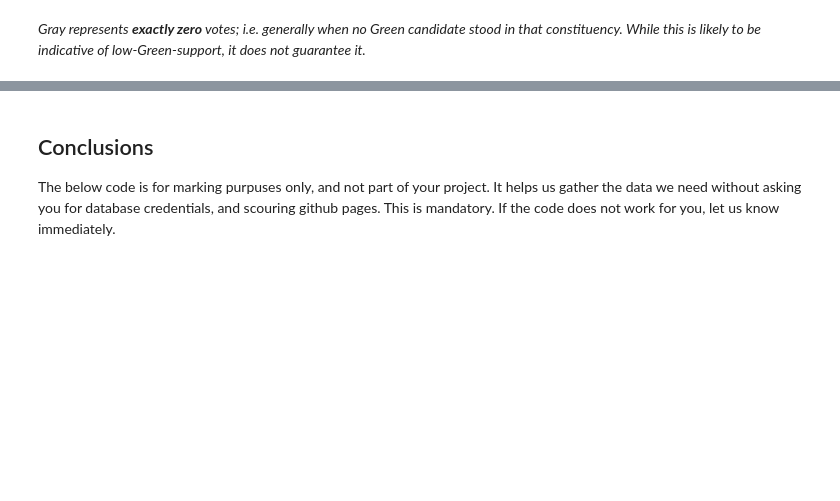
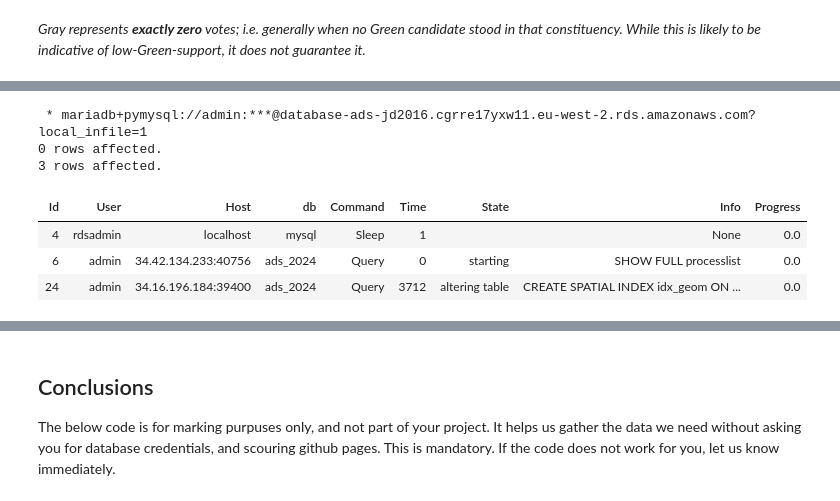
Before and after one commit to JDS289/jd2016_ads_2024, a Jupyter notebook: ads_course_assessment.ipynb, the cells around one changed output, grey strips where cells are left out. Drawn from its saved outputs; the diff is of its cells as text; code cells hidden in the pictures; blank space fills up the shorter version.

```diff
--- a/ads_course_assessment.ipynb
+++ b/ads_course_assessment.ipynb
@@ -946,0 +864,13 @@ print(color_from_greenProportion(1))
+# %%
+%%sql
+USE ads_2024;
+
+SHOW FULL processlist;
+# %% [output]
+ * mariadb+pymysql://admin:***@database-ads-jd2016.cgrre17yxw11.eu-west-2.rds.amazonaws.com?local_infile=1
+0 rows affected.
+3 rows affected.
+| Id | User | Host | db | Command | Time | State | Info | Progress |
+| 4 | rdsadmin | localhost | mysql | Sleep | 1 |  | None | 0.0 |
+| 6 | admin | 34.42.134.233:40756 | ads_2024 | Query | 0 | starting | SHOW FULL processlist | 0.0 |
+| 24 | admin | 34.16.196.184:39400 | ads_2024 | Query | 3712 | altering table | CREATE SPATIAL INDEX idx_geom ON ... | 0.0 |
```
Also changed, not shown: parts of 38 cells of this notebook.
